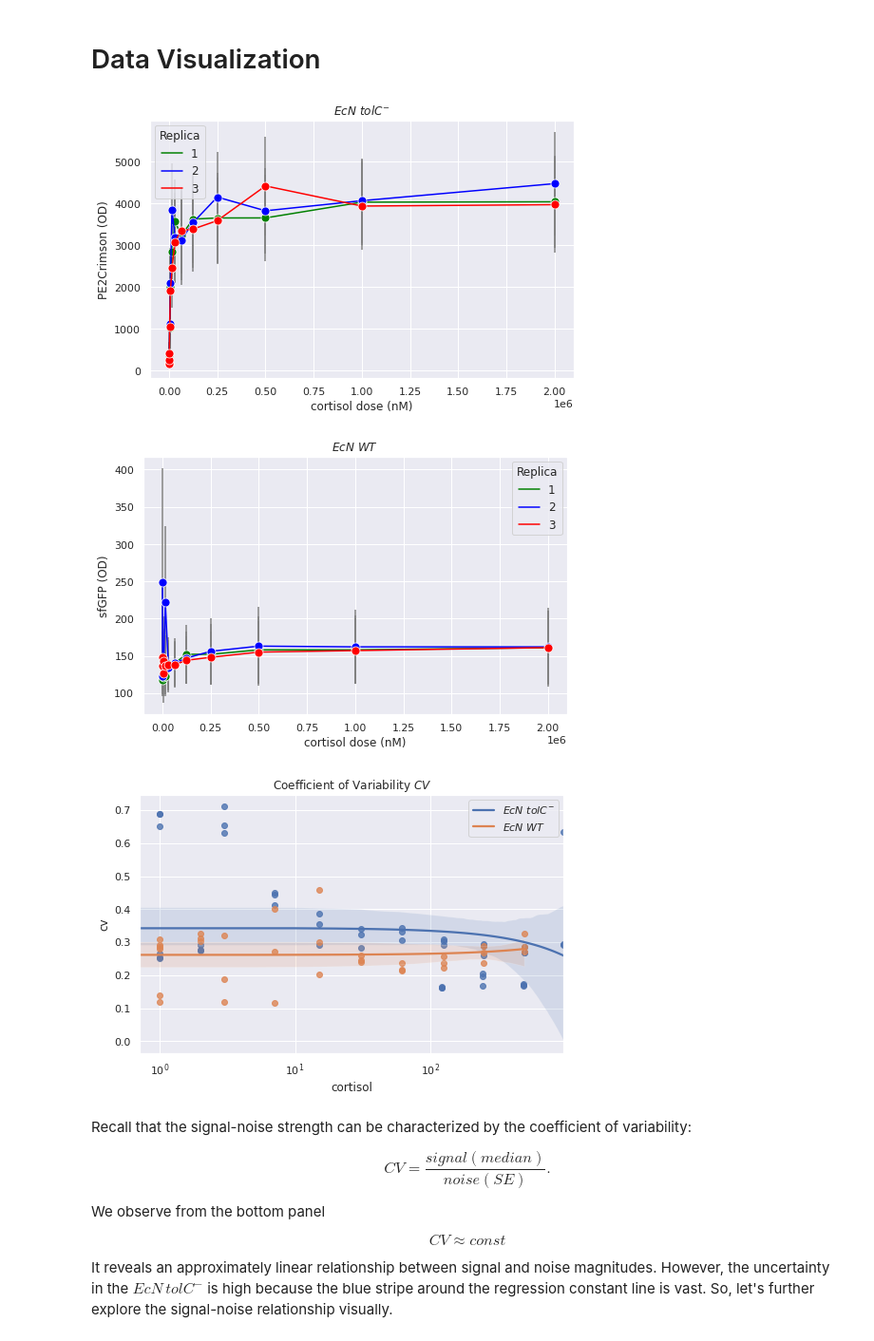
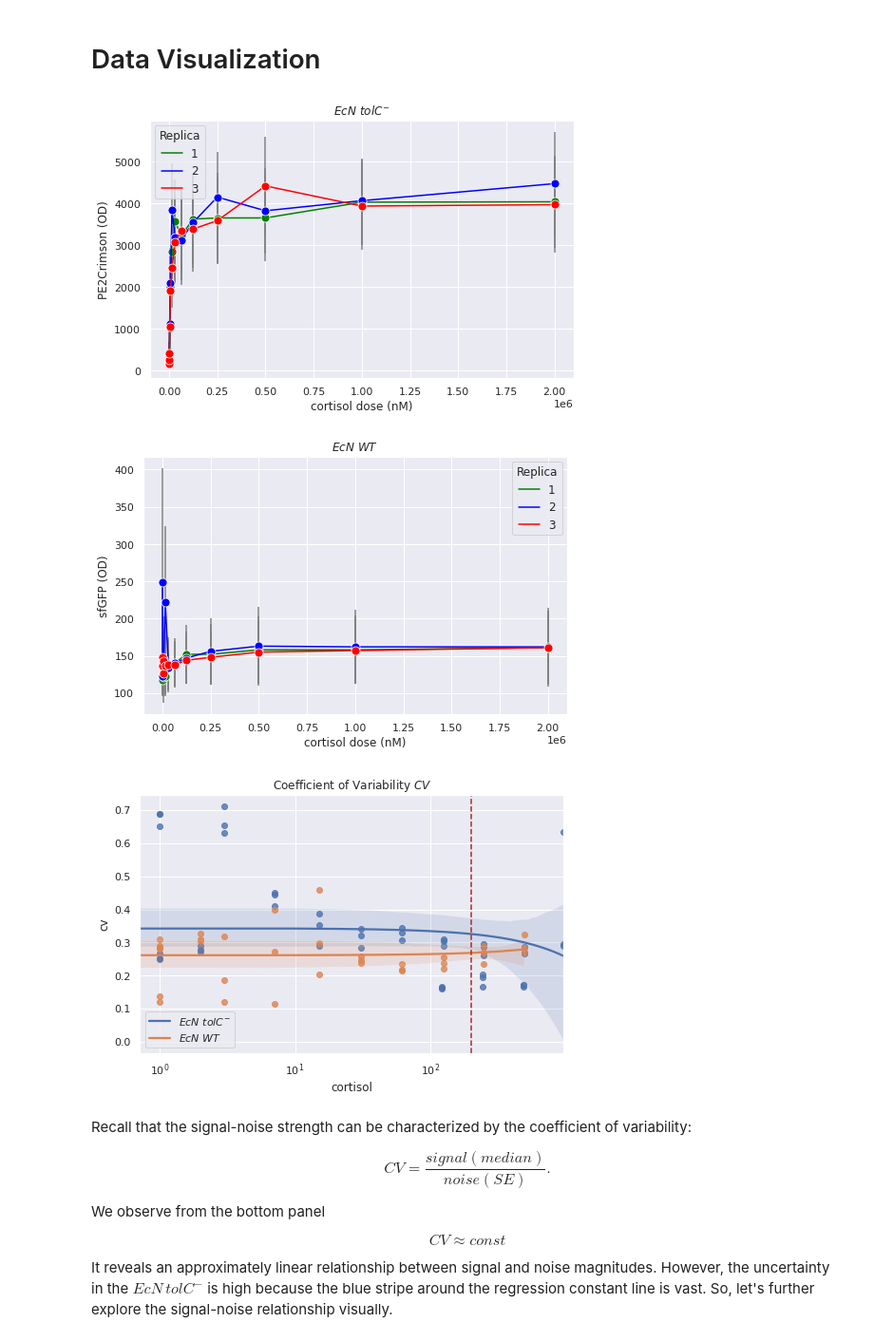
Before and after one commit to evgeni-nikolaev/Springboard, a Jupyter notebook: UNIT_11_5_Springboard_Cortisol_EDA.ipynb, the cells around one changed output. Shown at 95% size. Cells and saved outputs as stored; diff of their text form; code cells hidden in the pictures.

```diff
--- a/UNIT_11_5_Springboard_Cortisol_EDA.ipynb
+++ b/UNIT_11_5_Springboard_Cortisol_EDA.ipynb
@@ -439,32 +439,36 @@ def plot_data(df = np.nan,
 # %%
 # Add CVs to our dataframes
 df_mt = df_mt.assign(cv = ( df_mt["sd"] /         df_mt["median"]).values)
 df_mt = df_mt.assign(cv2 = ( df_mt["sd"] / np.sqrt(df_mt["median"])).values)
 
 # Add CVs to our dataframes
 df_wt = df_wt.assign(cv = ( df_wt["sd"] /         df_wt["median"]).values)
+
+sns.set(rc={'figure.figsize':(8.0,5.0)})
+#plt.figure(figsize=[8, 5])
 
 plot_data(df = df_mt,
           title='$\it{EcN \, \, tolC}^{−}$',
           xlabel='cortisol dose (nM)',
           ylabel='PE2Crimson (OD)')
 
 plot_data(df = df_wt,
           title='$\it{EcN \, \, WT}$',
           xlabel='cortisol dose (nM)',
           ylabel='sfGFP (OD)')
 
-sns.set(rc={'figure.figsize':(8.0,5.0)})
+#sns.set(rc={'figure.figsize':(8.0,5.0)})
 sns.regplot(x = "cortisol", y = "cv", data=df_mt)
 sns.regplot(x = "cortisol", y = "cv", data=df_wt)
+plt.axvline(x = 200, color='brown', linestyle='--')
 plt.legend(["$\it{EcN \, \, tolC}^{−}$", "$\it{EcN \, \, WT}$"])
 plt.title("Coefficient of Variability $CV$")
 plt.xscale("log")
 plt.show()
 # %% [output]
 [figure]
 [figure]
-[figure, old version]
+[figure, new version]
 # %% [markdown]
 Recall that the signal-noise strength can be characterized by the coefficient of variability:
 
```
Also changed, not shown: parts of 9 cells of this notebook.
